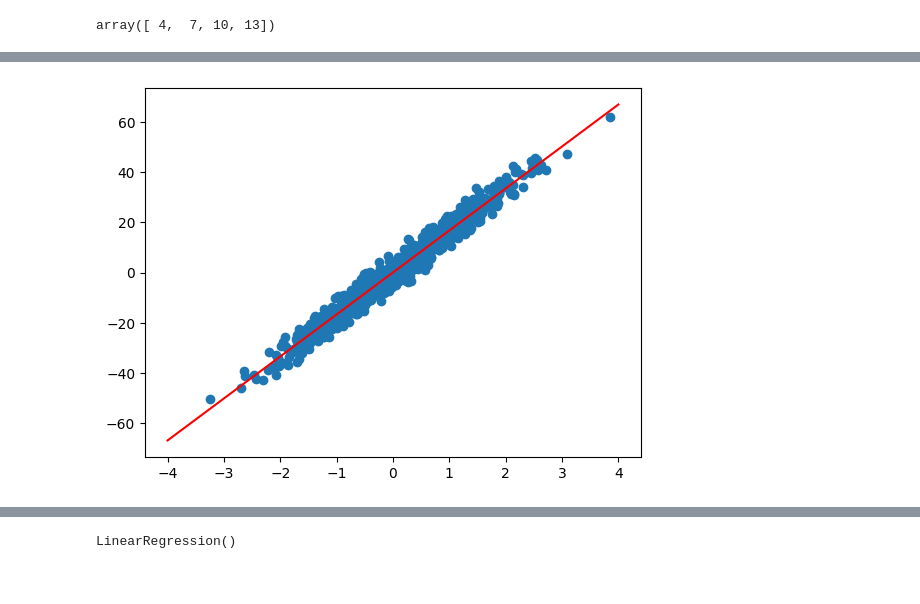
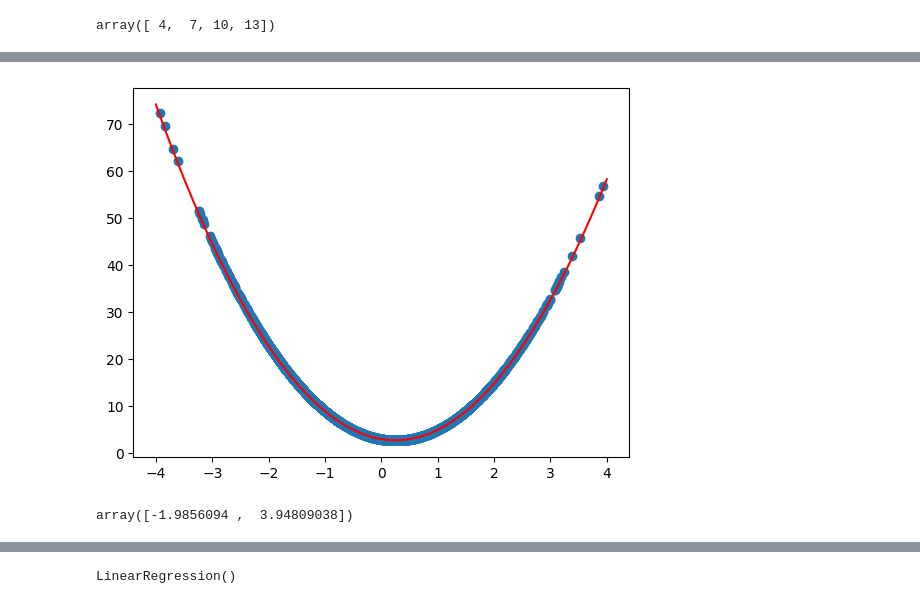
Before and after one commit to ShubhamSinghal12/DS_PP_AUG_25, a Jupyter notebook: Linear Regression/LinearRegression.ipynb, the cells around one changed output, grey strips where cells are left out. Saved outputs shown, nothing was run; the diff lists cells and outputs as text; code cells hidden in the pictures.

```diff
--- a/Linear Regression/LinearRegression.ipynb
+++ b/Linear Regression/LinearRegression.ipynb
@@ -93,7 +124,7 @@ class LinearRegression:
 
     def gradientDescent(self,X,y,lr = 0.01,epochs = 100):
         w = np.zeros(shape=(X.shape[1],))
-        w[0] = 0
+        w[0] = -10
         w0 = 0
         clf.th1 = [w[0]]
         clf.th0 = [w0]
@@ -101,8 +132,9 @@ class LinearRegression:
         for e in range(epochs):
             ypred = self.hypothesis(X,w,w0)
             i = np.random.randint(X.shape[0])
-            grads = np.mean((ypred-y)*X.T,axis =1)
+            # grads = np.mean((ypred-y)*X.T,axis =1)
 
+            grads = (ypred[i]-y[i])*X[i]
             w = w - lr*grads
             w0 = w0 - lr*np.mean(ypred-y)
 
@@ -112,16 +144,23 @@ class LinearRegression:
             self.loss_e.append(self.loss(X,w,w0,y))
 
         return w,w0
+# %%
+Xp = np.hstack([X,X**2])
 # %%
-clf = LinearRegression()
+clf = LinearRegression(lr = 0.1)
 # %%
-clf.fit(X,y,epochs=1000)
+clf.fit(Xp,yp,epochs=200)
 # %%
 x = np.linspace(-4,4,1000).reshape((-1,1))
-plt.scatter(X,y)
-plt.plot(x,clf.predict(x),c='r')
+xp = np.hstack([x,x**2])
+plt.scatter(X,yp)
+plt.plot(x,clf.predict(xp),c='r')
 plt.show()
 # %% [output]
-[figure, old version]
+[figure, new version]
+# %%
+clf.w
+# %% [output]
+array([-1.9856094 ,  3.94809038])
 # %%
 plt.plot(clf.loss_e)
```
Also changed, not shown: parts of 20 cells of this notebook, 3 other files.
